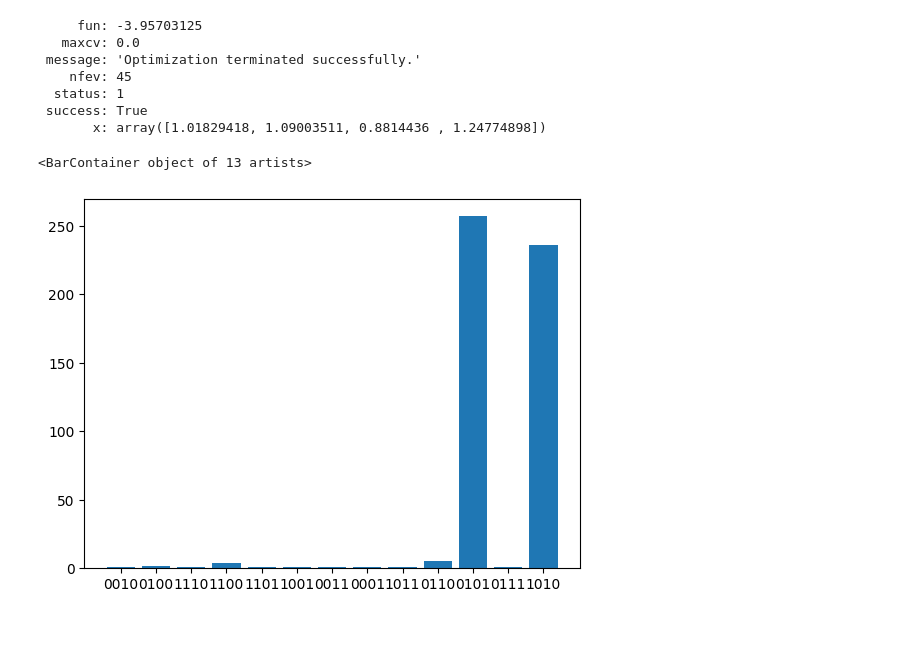
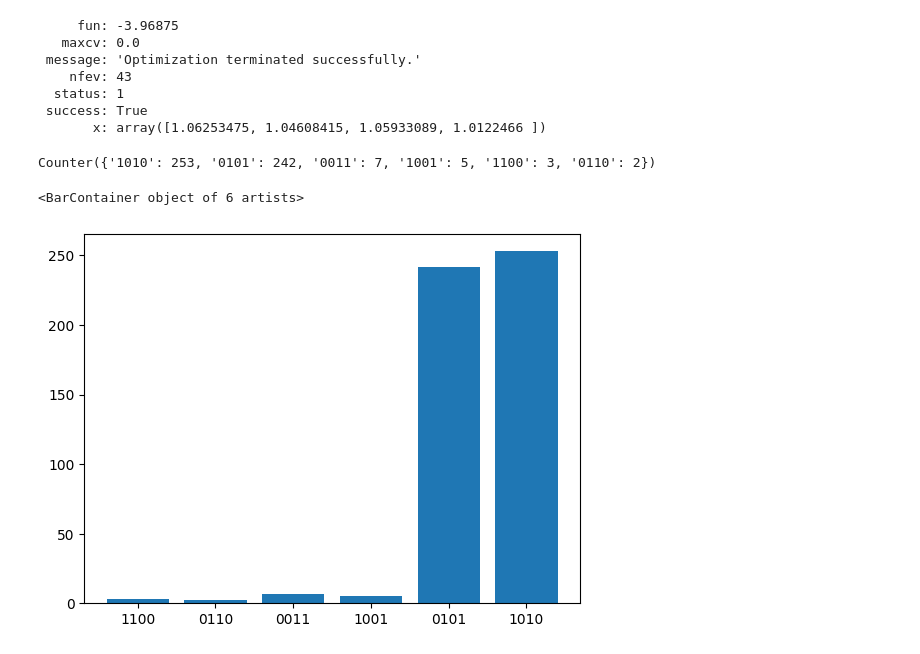
Before and after one commit to kohpai/qc-python, a Jupyter notebook: tequila-qaoa-maxcut.ipynb, the cells around one changed output. Cells and saved outputs as stored; diff of their text form; code cells hidden in the pictures.

```diff
--- a/tequila-qaoa-maxcut.ipynb
+++ b/tequila-qaoa-maxcut.ipynb
@@ -53,10 +53,8 @@ def get_expectation(g: Graph, shots=512):
     def execute_circ(params: list[float]):
         qc = create_qaoa_circ(g, params)
         results = tq.simulate(qc, samples=shots, read_out_qubits=[0,1,2,3])
-        counter = {}
-        for k, v in results.items():
-            counter[str(k.binary)] = v
-        return compute_expectation(Counter(counter), g)
+        counter = Counter({str(k.binary): int(v) for k, v in results.items()})
+        return compute_expectation(counter, g)
 
     return execute_circ
 # %%
@@ -66,24 +64,22 @@ expectation = get_expectation(g)
 res = minimize(expectation, [1.0, 1.0, 1.0, 1.0], method='COBYLA')
 res
 # %% [output]
-     fun: -3.95703125
+     fun: -3.96875
    maxcv: 0.0
  message: 'Optimization terminated successfully.'
-    nfev: 45
+    nfev: 43
   status: 1
  success: True
-       x: array([1.01829418, 1.09003511, 0.8814436 , 1.24774898])
+       x: array([1.06253475, 1.04608415, 1.05933089, 1.0122466 ])
 # %%
 import matplotlib.pyplot as plt
 
 qc = create_qaoa_circ(g, res.x)
 results = tq.simulate(qc, samples=512, read_out_qubits=[0,1,2,3])
-c = {}
-for k, v in results.items():
-    c[str(k.binary)] = v
-counter = Counter(c)
-
+counter = Counter({str(k.binary): int(v) for k, v in results.items()})
+print(counter)
 plt.bar(counter.keys(), counter.values())
 # %% [output]
-<BarContainer object of 13 artists>
+Counter({'1010': 253, '0101': 242, '0011': 7, '1001': 5, '1100': 3, '0110': 2})
+<BarContainer object of 6 artists>
-[figure, old version]
+[figure, new version]
```
Also changed, not shown: parts of 1 cell of this notebook, 2 other files.
